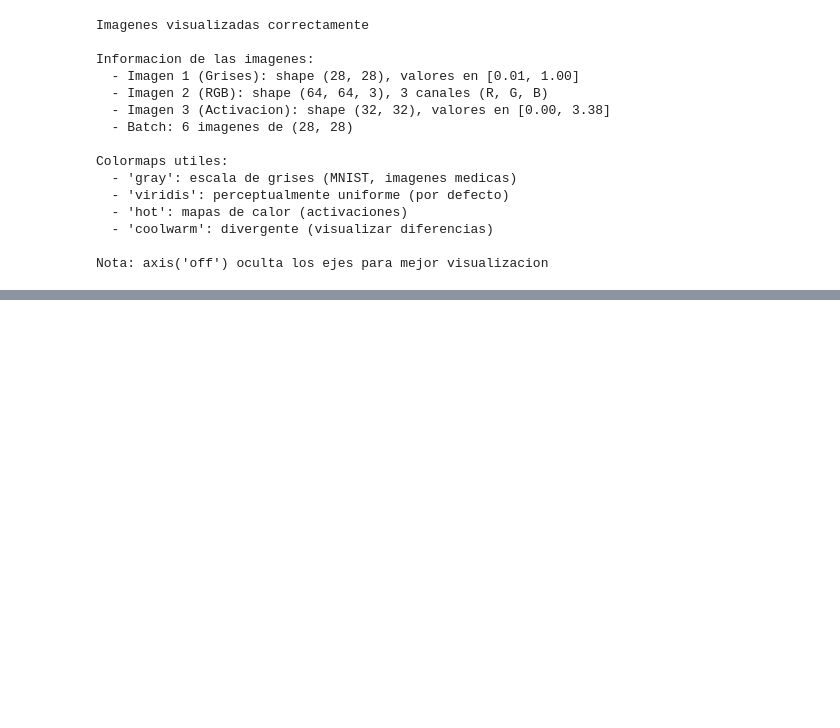
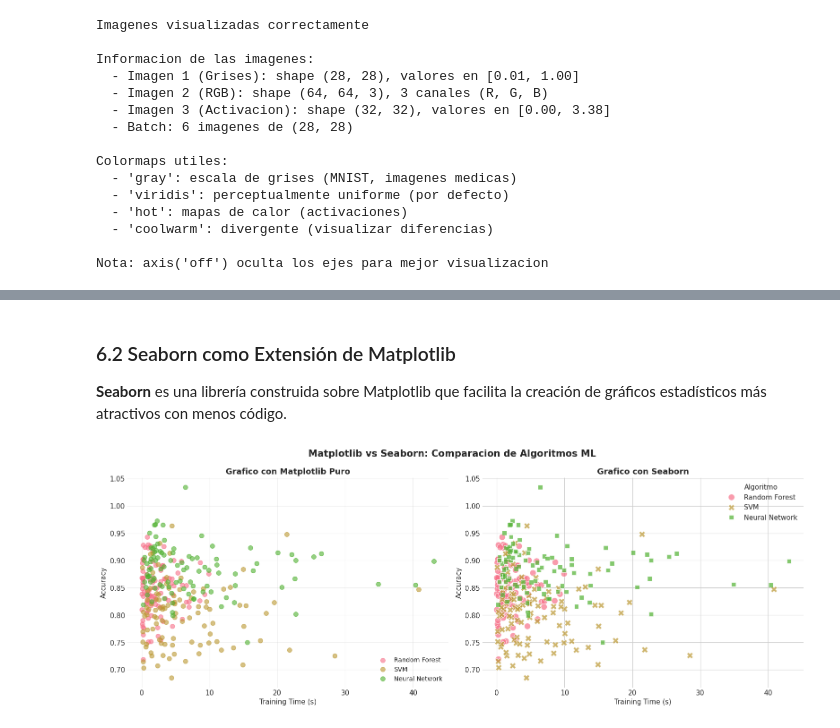
Before and after one commit to jdrodas/fundamentos_IA, a Jupyter notebook: introduccion_matplotlib/introduccion_matplotlib.ipynb, the cells around one changed output, grey strips where cells are left out. Cells and saved outputs as stored; diff of their text form; code cells hidden in the pictures; blank space fills up the shorter version.

Commit message:
actualizado actualizado proyecto introduccion_matplotlib; agregadas secciones sobre seaborn

```diff
--- a/introduccion_matplotlib/introduccion_matplotlib.ipynb
+++ b/introduccion_matplotlib/introduccion_matplotlib.ipynb
@@ -1419,0 +1477,80 @@ Nota: axis('off') oculta los ejes para mejor visualizacion
+# %% [markdown]
+### 6.2 Seaborn como Extensión de Matplotlib
+
+**Seaborn** es una librería construida sobre Matplotlib que facilita la creación de gráficos estadísticos más atractivos con menos código.
+# %%
+# Importar seaborn
+import seaborn as sns
+
+# Configurar estilo de seaborn
+sns.set_style("whitegrid")
+sns.set_palette("husl")
+
+# Crear datos de ejemplo
+np.random.seed(42)
+n = 100
+
+# Simular resultados de tres algoritmos diferentes
+data = {
+    'Algoritmo': ['Random Forest']*n + ['SVM']*n + ['Neural Network']*n,
+    'Accuracy': np.concatenate([
+        np.random.normal(0.85, 0.05, n),  # Random Forest
+        np.random.normal(0.80, 0.06, n),  # SVM
+        np.random.normal(0.88, 0.04, n)   # Neural Network
+    ]),
+    'Training Time (s)': np.concatenate([
+        np.random.exponential(2, n),      # Random Forest
+        np.random.exponential(5, n),      # SVM
+        np.random.exponential(10, n)      # Neural Network
+    ])
+}
+
+df = pd.DataFrame(data)
+
+# Crear figura comparativa: Matplotlib vs Seaborn
+fig, axes = plt.subplots(1, 2, figsize=(16, 6))
+
+# ========== SUBPLOT 1: Matplotlib puro ==========
+ax1 = axes[0]
+for algo in df['Algoritmo'].unique():
+    subset = df[df['Algoritmo'] == algo]
+    ax1.scatter(subset['Training Time (s)'], subset['Accuracy'],
+                alpha=0.6, s=50, label=algo)
+
+ax1.set_title('Grafico con Matplotlib Puro', fontsize=13, fontweight='bold')
+ax1.set_xlabel('Training Time (s)', fontsize=11)
+ax1.set_ylabel('Accuracy', fontsize=11)
+ax1.legend(loc='lower right', fontsize=10)
+ax1.grid(True, alpha=0.3)
+
+# ========== SUBPLOT 2: Seaborn ==========
+ax2 = axes[1]
+sns.scatterplot(data=df, x='Training Time (s)', y='Accuracy',
+                hue='Algoritmo', style='Algoritmo', s=100,
+                alpha=0.7, ax=ax2)
+
+ax2.set_title('Grafico con Seaborn', fontsize=13, fontweight='bold')
+ax2.set_xlabel('Training Time (s)', fontsize=11)
+ax2.set_ylabel('Accuracy', fontsize=11)
+
+plt.suptitle('Matplotlib vs Seaborn: Comparacion de Algoritmos ML',
+             fontsize=15, fontweight='bold', y=0.98)
+plt.tight_layout()
+plt.show()
+
+print("Comparacion Matplotlib vs Seaborn completada\n")
+print("Ventajas de Seaborn:")
+print("  - Estilos visuales mas atractivos por defecto")
+print("  - Integracion nativa con DataFrames de Pandas")
+print("  - Funciones especializadas para graficos estadisticos")
+print("  - Menos codigo para graficos complejos")
+print("\nCuando usar Matplotlib:")
+print("  - Control total sobre cada elemento del grafico")
+print("  - Graficos muy personalizados o no convencionales")
+print("  - Cuando no necesitas analisis estadistico visual")
+print("\nCuando usar Seaborn:")
+print("  - Analisis exploratorio de datos rapido")
+print("  - Graficos estadisticos (boxplot, violin, pair plots)")
+print("  - Trabajas principalmente con DataFrames")
+# %% [output]
+[figure, added]
```
Also changed, not shown: parts of 26 cells of this notebook, 1 other file.
